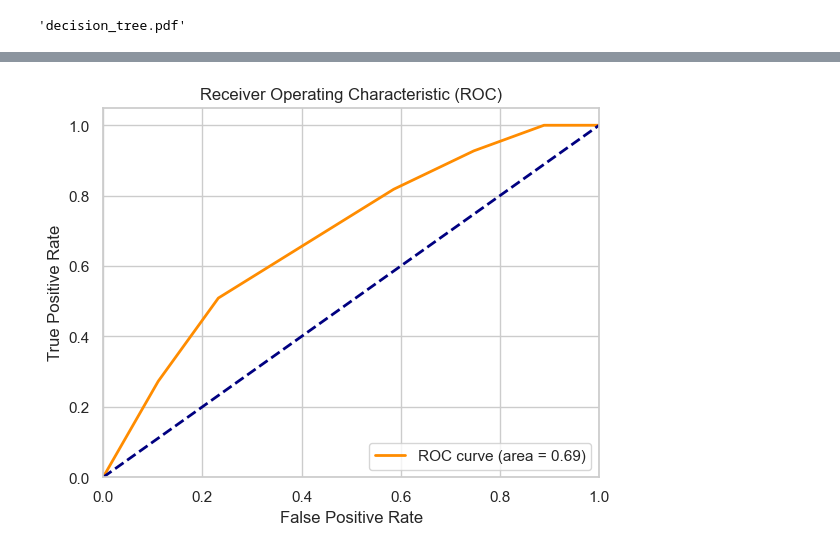
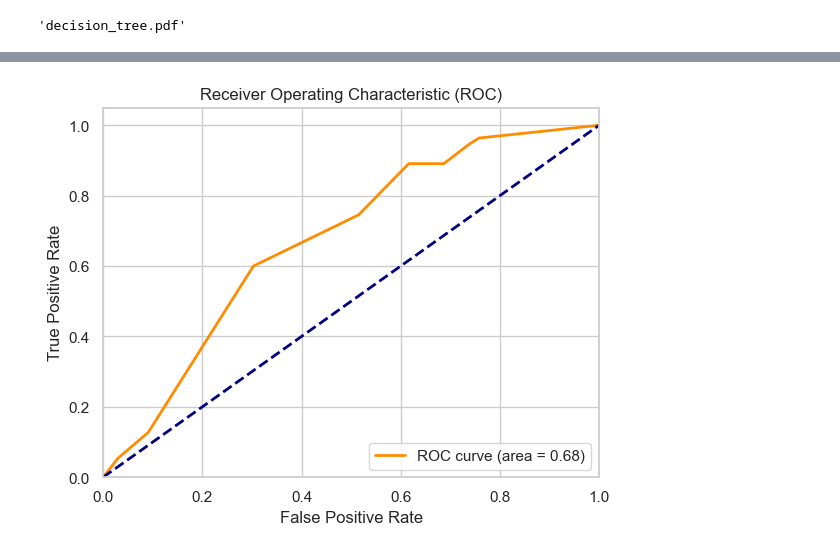
Before and after one commit to Hasmire/Lab-Exercise-2-Decision-Trees, a Jupyter notebook: v6.ipynb, the cells around one changed output, grey strips where cells are left out. Cells and saved outputs as stored; diff of their text form; code cells hidden in the pictures.

```diff
--- a/v6.ipynb
+++ b/v6.ipynb
@@ -160,7 +160,7 @@ df = one_hot_encode(df, 'BloodPressure_Category')
 # %%
 from sklearn.model_selection import train_test_split
 
-X = df.drop(['Outcome', 'BMI', 'Age', 'BloodPressure', 'Pregnancies', 'SkinThickness'], axis=1)
+X = df.drop(['Outcome', 'Pregnancies', 'SkinThickness'], axis=1)
 y = df['Outcome']
 
 X_train, X_test, y_train, y_test = train_test_split(X, y, test_size=0.2, random_state=42)
@@ -290,20 +289,20 @@ DecisionTreeClassifier(ccp_alpha=0.01, criterion='entropy', max_depth=10,
 # %%
-from sklearn.feature_selection import RFE
+# from sklearn.feature_selection import RFE
 
-# Create an RFE object
-num_features_to_select = 10
-rfe = RFE(estimator=clf, n_features_to_select=num_features_to_select, step=1)
+# # Create an RFE object
+# num_features_to_select = 10
+# rfe = RFE(estimator=clf, n_features_to_select=num_features_to_select, step=1)
 
-# Fit the RFE model
-rfe.fit(X_train, y_train)
+# # Fit the RFE model
+# rfe.fit(X_train, y_train)
 
-# Get the selected features
-selected_features_mask = rfe.support_
-selected_features = X_train.columns[selected_features_mask]
+# # Get the selected features
+# selected_features_mask = rfe.support_
+# selected_features = X_train.columns[selected_features_mask]
 
-# Filter the training data based on selected features
-X_train_selected = X_train[selected_features]
-X_test_selected = X_test[selected_features]
+# # Filter the training data based on selected features
+# X_train_selected = X_train[selected_features]
+# X_test_selected = X_test[selected_features]
 
-# Now, you can use X_train_selected for training your classifier
-clf.fit(X_train_selected, y_train)
+# # Now, you can use X_train_selected for training your classifier
+# clf.fit(X_train_selected, y_train)
@@ -391,18 +396,18 @@ plt.show()
 # %%
 # Compute ROC curve and ROC area for each class
-fpr, tpr, _ = roc_curve(y_test, clf.predict_proba(X_test_selected)[:, 1])
+fpr, tpr, _ = roc_curve(y_test, clf.predict_proba(X_test)[:, 1])
 roc_auc = auc(fpr, tpr)
 
 # Plot ROC curve
 plt.figure()
 plt.plot(fpr, tpr, color='darkorange', lw=2, label='ROC curve (area = %0.2f)' % roc_auc)
 plt.plot([0, 1], [0, 1], color='navy', lw=2, linestyle='--')
 plt.xlim([0.0, 1.0])
 plt.ylim([0.0, 1.05])
 plt.xlabel('False Positive Rate')
 plt.ylabel('True Positive Rate')
 plt.title('Receiver Operating Characteristic (ROC)')
 plt.legend(loc="lower right")
 plt.show()
 # %% [output]
-[figure, old version]
+[figure, new version]
```
Also changed, not shown: parts of 11 cells of this notebook, 3 other files.
